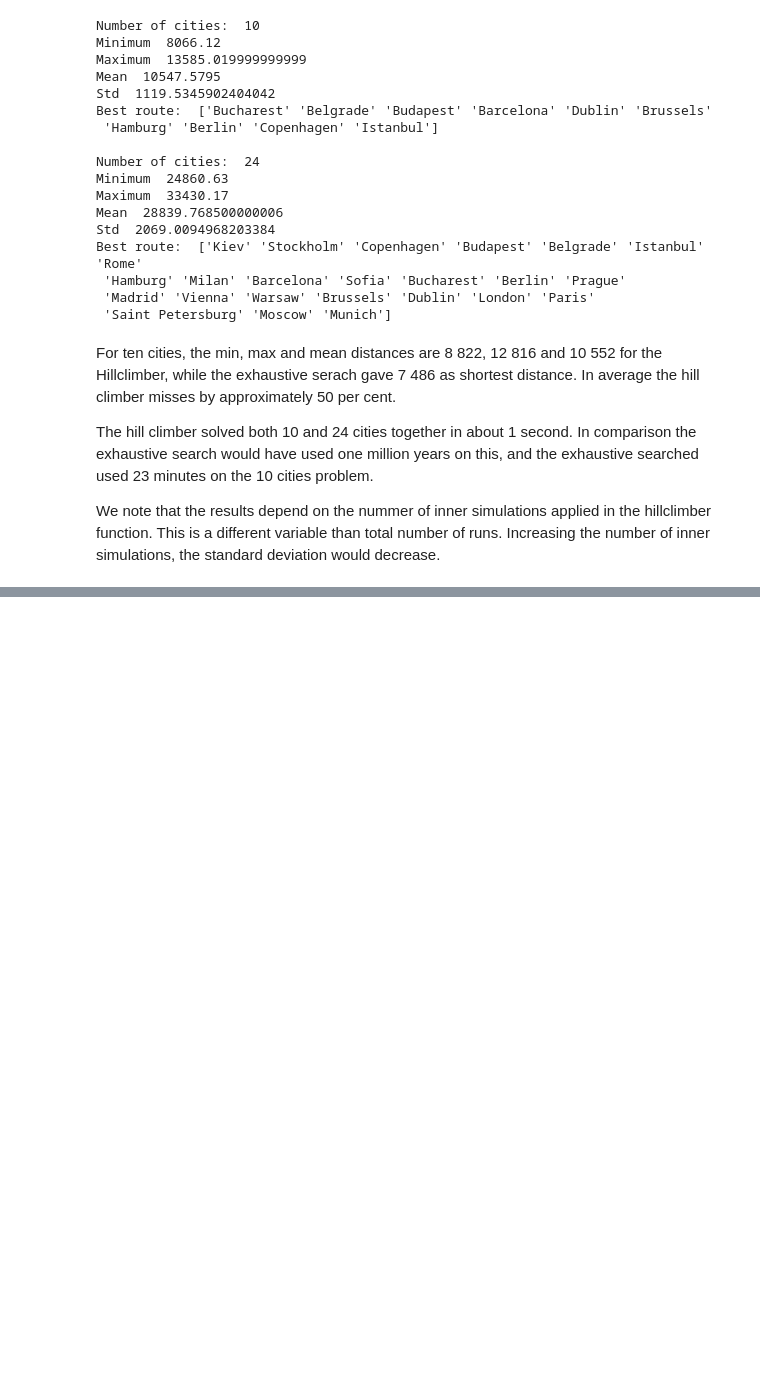
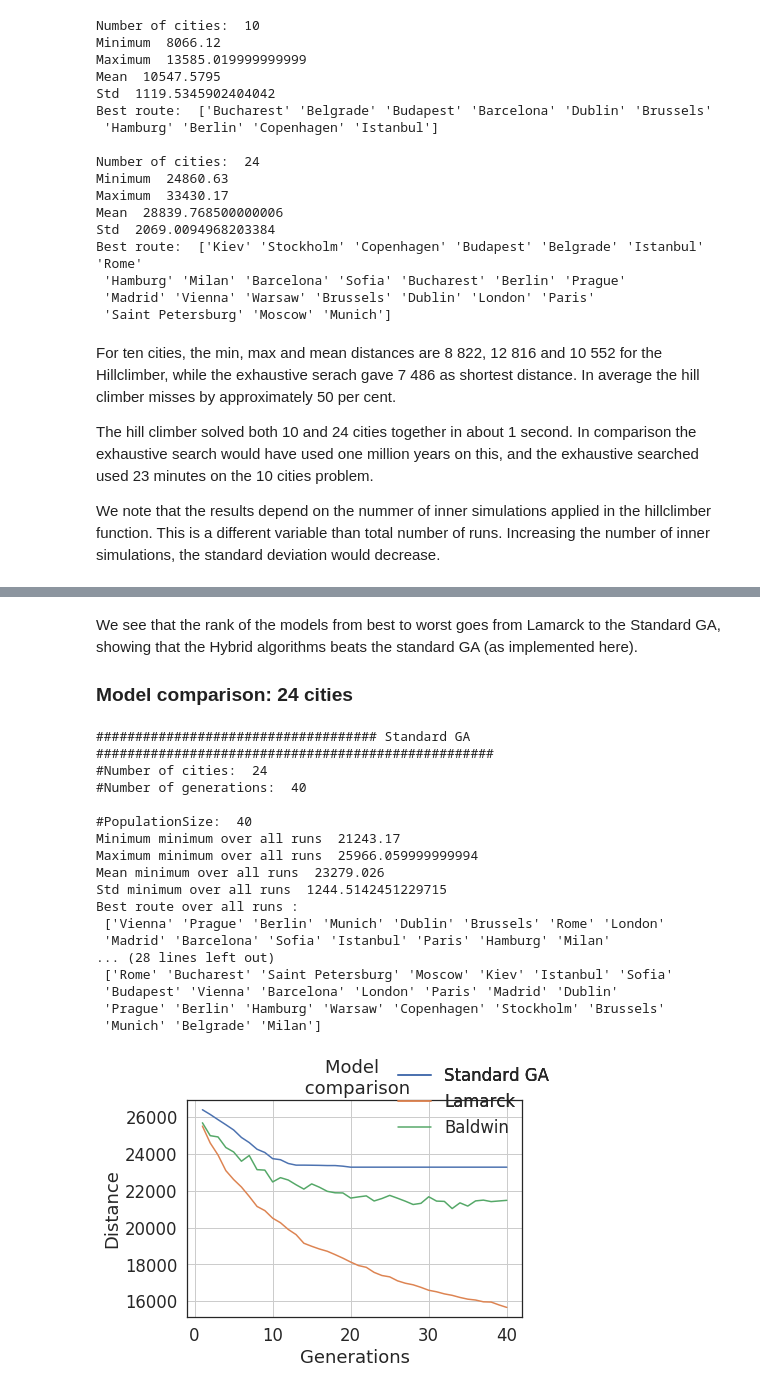
Before and after one commit to kaaja/BIC, a Jupyter notebook: m1/m1.ipynb, the cells around one changed output, grey strips where cells are left out. Cells and saved outputs as stored; diff of their text form; code cells hidden in the pictures; blank space fills up the shorter version.

```diff
--- a/m1/m1.ipynb
+++ b/m1/m1.ipynb
@@ -741,0 +720,32 @@ a = np.asarray([1, 2, 3])
+# %% [markdown]
+We see that the rank of the models from best to worst goes from Lamarck to the Standard GA, showing that the Hybrid algorithms beats the standard GA (as implemented here).<br>
+
+### Model comparison: 24 cities
+# %%
+plotType = 'models'
+#plotType = 'populations'
+populationSizes = [40]#[5,  20, 40]#, 160]
+cityAlternatives = [24]#[10, 24]
+numberOfGenerations = 40
+runs = 20
+models = [False, 'Lamarck', 'Baldwin']
+problem1 = SolveProblem(populationSizes, cityAlternatives, numberOfGenerations, runs, models, plotType)
+# %% [output]
+#################################### Standard GA ###################################################
+#Number of cities:  24
+#Number of generations:  40
+
+#PopulationSize:  40
+Minimum minimum over all runs  21243.17
+Maximum minimum over all runs  25966.059999999994
+Mean minimum over all runs  23279.026
+Std minimum over all runs  1244.5142451229715
+Best route over all runs :
+ ['Vienna' 'Prague' 'Berlin' 'Munich' 'Dublin' 'Brussels' 'Rome' 'London'
+ 'Madrid' 'Barcelona' 'Sofia' 'Istanbul' 'Paris' 'Hamburg' 'Milan'
+... (28 lines left out)
+ ['Rome' 'Bucharest' 'Saint Petersburg' 'Moscow' 'Kiev' 'Istanbul' 'Sofia'
+ 'Budapest' 'Vienna' 'Barcelona' 'London' 'Paris' 'Madrid' 'Dublin'
+ 'Prague' 'Berlin' 'Hamburg' 'Warsaw' 'Copenhagen' 'Stockholm' 'Brussels'
+ 'Munich' 'Belgrade' 'Milan']
+[figure, added]
```
Also changed, not shown: parts of 22 cells of this notebook.
